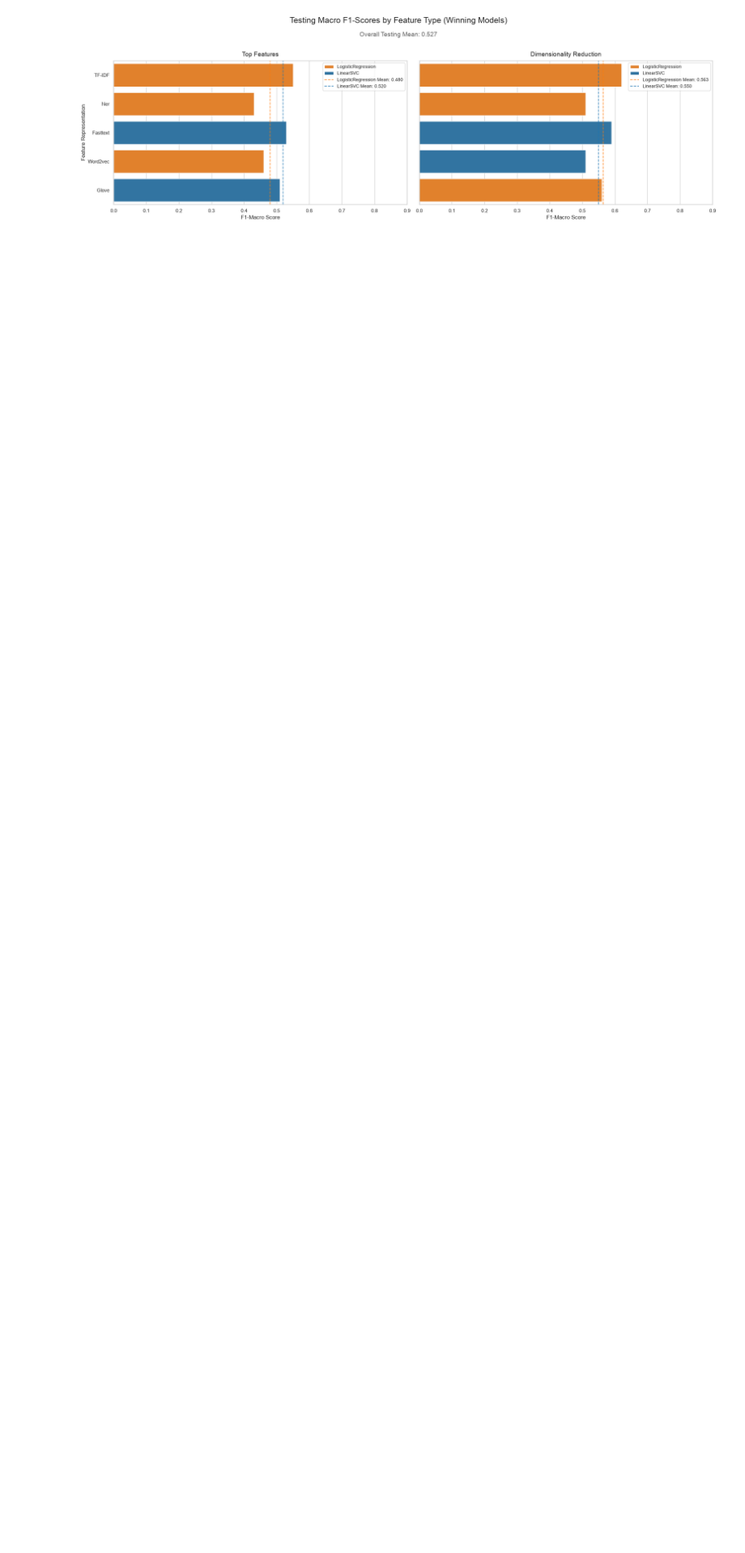
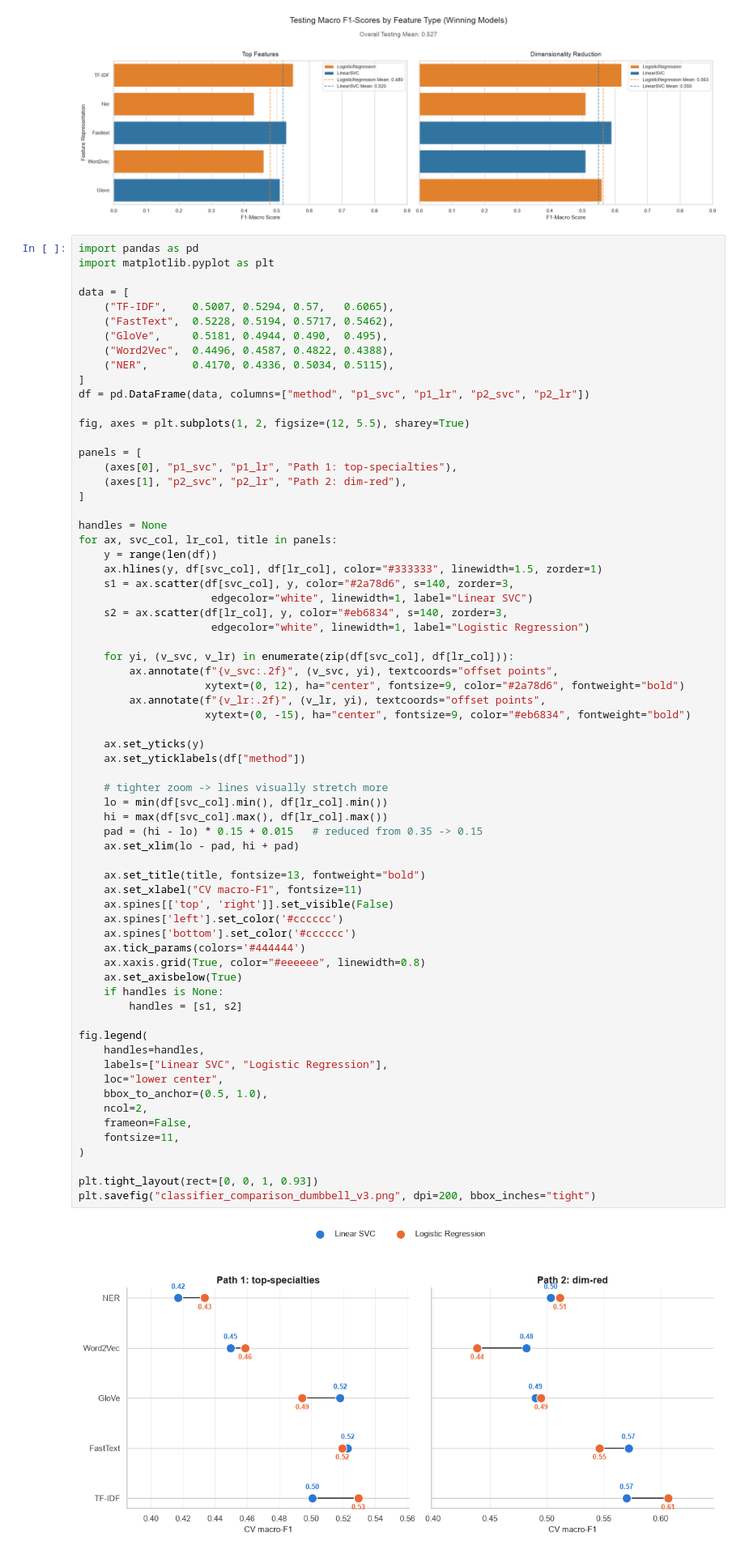
Before and after one commit to Simon-Kimanzi/Eneza-Data-Science-Residential-training-2026, a Jupyter notebook: project_5/results/results.ipynb, the cells around one changed output. Shown at 81% size. Cells and saved outputs as stored; diff of their text form; blank space fills up the shorter version.

Commit message:
Add final visualizations: classifier comparison and best-model train vs test results

```diff
--- a/project_5/results/results.ipynb
+++ b/project_5/results/results.ipynb
@@ -144,3 +144,72 @@ plt.savefig(
 plt.show()
 # %% [output]
 [figure]
+# %%
+import pandas as pd
+import matplotlib.pyplot as plt
+
+data = [
+    ("TF-IDF",    0.5007, 0.5294, 0.57,   0.6065),
+    ("FastText",  0.5228, 0.5194, 0.5717, 0.5462),
+    ("GloVe",     0.5181, 0.4944, 0.490,  0.495),
+    ("Word2Vec",  0.4496, 0.4587, 0.4822, 0.4388),
+    ("NER",       0.4170, 0.4336, 0.5034, 0.5115),
+]
+df = pd.DataFrame(data, columns=["method", "p1_svc", "p1_lr", "p2_svc", "p2_lr"])
+
+fig, axes = plt.subplots(1, 2, figsize=(12, 5.5), sharey=True)
+
+panels = [
+    (axes[0], "p1_svc", "p1_lr", "Path 1: top-specialties"),
+    (axes[1], "p2_svc", "p2_lr", "Path 2: dim-red"),
+]
+
+handles = None
+for ax, svc_col, lr_col, title in panels:
+    y = range(len(df))
+    ax.hlines(y, df[svc_col], df[lr_col], color="#333333", linewidth=1.5, zorder=1)
+    s1 = ax.scatter(df[svc_col], y, color="#2a78d6", s=140, zorder=3,
+                     edgecolor="white", linewidth=1, label="Linear SVC")
+    s2 = ax.scatter(df[lr_col], y, color="#eb6834", s=140, zorder=3,
+                     edgecolor="white", linewidth=1, label="Logistic Regression")
+
+    for yi, (v_svc, v_lr) in enumerate(zip(df[svc_col], df[lr_col])):
+        ax.annotate(f"{v_svc:.2f}", (v_svc, yi), textcoords="offset points",
+                    xytext=(0, 12), ha="center", fontsize=9, color="#2a78d6", fontweight="bold")
+        ax.annotate(f"{v_lr:.2f}", (v_lr, yi), textcoords="offset points",
+                    xytext=(0, -15), ha="center", fontsize=9, color="#eb6834", fontweight="bold")
+
+    ax.set_yticks(y)
+    ax.set_yticklabels(df["method"])
+
+    # tighter zoom -> lines visually stretch more
+    lo = min(df[svc_col].min(), df[lr_col].min())
+    hi = max(df[svc_col].max(), df[lr_col].max())
+    pad = (hi - lo) * 0.15 + 0.015   # reduced from 0.35 -> 0.15
+    ax.set_xlim(lo - pad, hi + pad)
+
+    ax.set_title(title, fontsize=13, fontweight="bold")
+    ax.set_xlabel("CV macro-F1", fontsize=11)
+    ax.spines[['top', 'right']].set_visible(False)
+    ax.spines['left'].set_color('#cccccc')
+    ax.spines['bottom'].set_color('#cccccc')
+    ax.tick_params(colors='#444444')
+    ax.xaxis.grid(True, color="#eeeeee", linewidth=0.8)
+    ax.set_axisbelow(True)
+    if handles is None:
+        handles = [s1, s2]
+
+fig.legend(
+    handles=handles,
+    labels=["Linear SVC", "Logistic Regression"],
+    loc="lower center",
+    bbox_to_anchor=(0.5, 1.0),
+    ncol=2,
+    frameon=False,
+    fontsize=11,
+)
+
+plt.tight_layout(rect=[0, 0, 1, 0.93])
+plt.savefig("classifier_comparison_dumbbell_v3.png", dpi=200, bbox_inches="tight")
+# %% [output]
+[figure, added]
```
Also changed, not shown: parts of 1 cell of this notebook, 2 other files.
